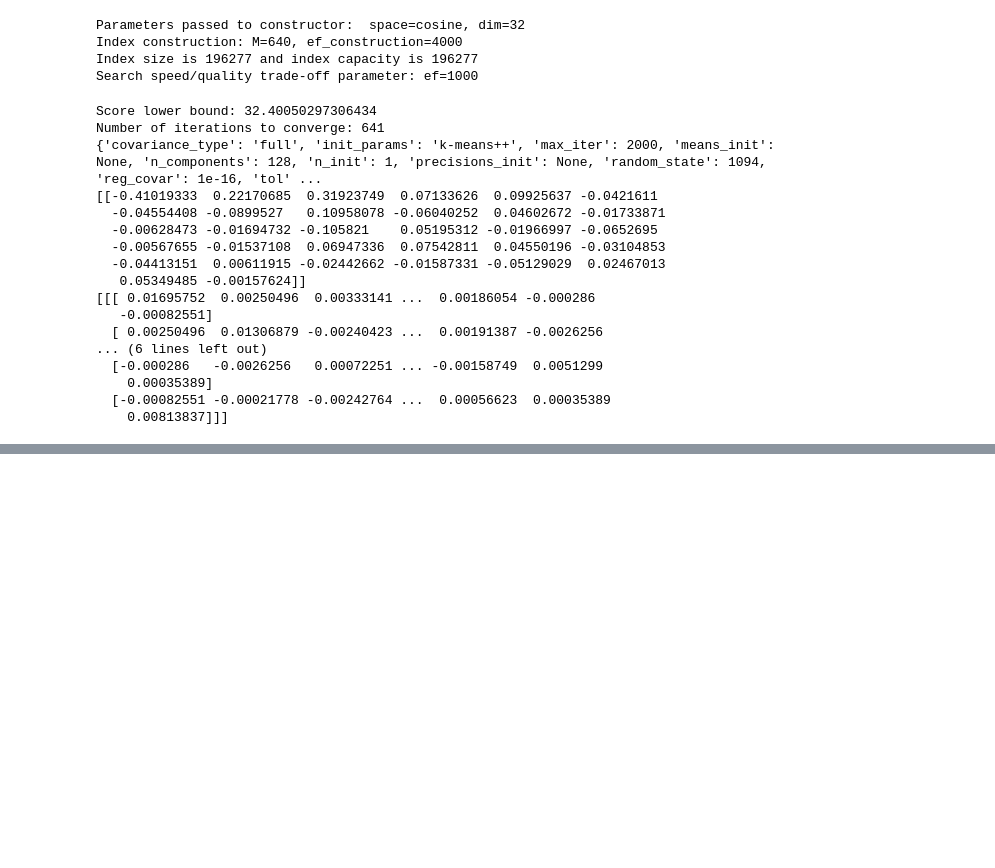
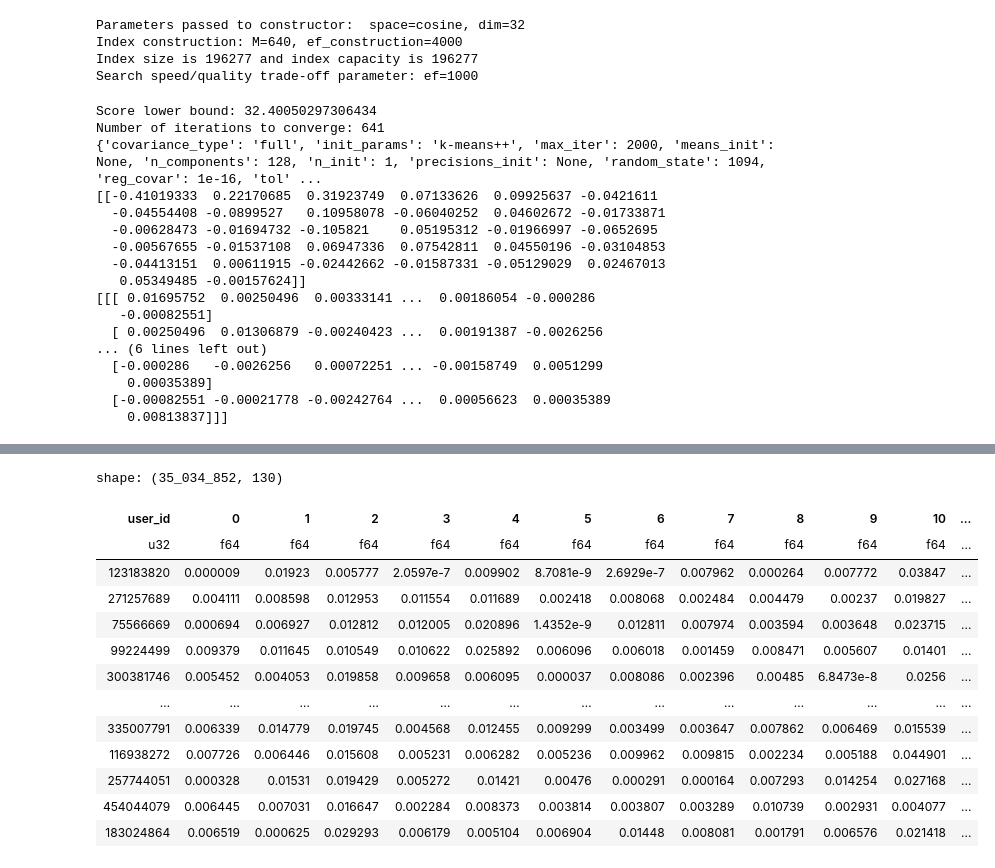
Before and after one commit to d-desiatkin/VK-LSVD-competition, a Jupyter notebook: data_processing.ipynb, the cells around one changed output, grey strips where cells are left out. Cells and saved outputs as stored; diff of their text form; code cells hidden in the pictures; blank space fills up the shorter version.

```diff
--- a/data_processing.ipynb
+++ b/data_processing.ipynb
@@ -482,0 +547,16 @@ result.write_parquet("calculated_user_classes.parquet")
+# %%
+import polars as pl
+import numpy as np
+import pickle
+import xgboost as xgb
+
+my_training_data = pl.read_parquet("my_training_data.parquet")
+with open('gaussian_mixture_128_full.pickle', 'rb') as f:
+    gm = pickle.load(f)
+
+selection_list = [f"{i}" for i in range(128)]
+selection_list = ["user_id"] + selection_list
+X = my_training_data.select(selection_list).to_numpy()
+del selection_list
+y = my_training_data.select(["item_id"]).to_numpy()
+del my_training_data
@@ -482,0 +762,31 @@ result.write_parquet("calculated_user_classes.parquet")
+# %%
+from huggingface_hub import hf_hub_download
+import polars as pl
+import numpy as np
+
+result = pl.read_parquet("calculated_user_val_classes.parquet")
+# %%
+uid_iid_pairs = val_interactions.select(["user_id", "item_id"])
+result = (
+    result.join(
+        uid_iid_pairs, on="user_id", how="inner"
+    )
+)
+result.write_parquet("my_validation_data.parquet")
+# %%
+result
+# %% [output]
+shape: (35_034_852, 130)
+| user_id | 0 | 1 | 2 | 3 | 4 | 5 | 6 | 7 | 8 | 9 | 10 | ... |
+| u32 | f64 | f64 | f64 | f64 | f64 | f64 | f64 | f64 | f64 | f64 | f64 | ... |
+| 123183820 | 0.000009 | 0.01923 | 0.005777 | 2.0597e-7 | 0.009902 | 8.7081e-9 | 2.6929e-7 | 0.007962 | 0.000264 | 0.007772 | 0.03847 | ... |
+| 271257689 | 0.004111 | 0.008598 | 0.012953 | 0.011554 | 0.011689 | 0.002418 | 0.008068 | 0.002484 | 0.004479 | 0.00237 | 0.019827 | ... |
+| 75566669 | 0.000694 | 0.006927 | 0.012812 | 0.012005 | 0.020896 | 1.4352e-9 | 0.012811 | 0.007974 | 0.003594 | 0.003648 | 0.023715 | ... |
+| 99224499 | 0.009379 | 0.011645 | 0.010549 | 0.010622 | 0.025892 | 0.006096 | 0.006018 | 0.001459 | 0.008471 | 0.005607 | 0.01401 | ... |
+| 300381746 | 0.005452 | 0.004053 | 0.019858 | 0.009658 | 0.006095 | 0.000037 | 0.008086 | 0.002396 | 0.00485 | 6.8473e-8 | 0.0256 | ... |
+| … | … | … | … | … | … | … | … | … | … | … | … | ... |
+| 335007791 | 0.006339 | 0.014779 | 0.019745 | 0.004568 | 0.012455 | 0.009299 | 0.003499 | 0.003647 | 0.007862 | 0.006469 | 0.015539 | ... |
+| 116938272 | 0.007726 | 0.006446 | 0.015608 | 0.005231 | 0.006282 | 0.005236 | 0.009962 | 0.009815 | 0.002234 | 0.005188 | 0.044901 | ... |
+| 257744051 | 0.000328 | 0.01531 | 0.019429 | 0.005272 | 0.01421 | 0.00476 | 0.000291 | 0.000164 | 0.007293 | 0.014254 | 0.027168 | ... |
+| 454044079 | 0.006445 | 0.007031 | 0.016647 | 0.002284 | 0.008373 | 0.003814 | 0.003807 | 0.003289 | 0.010739 | 0.002931 | 0.004077 | ... |
+| 183024864 | 0.006519 | 0.000625 | 0.029293 | 0.006179 | 0.005104 | 0.006904 | 0.01448 | 0.008081 | 0.001791 | 0.006576 | 0.021418 | ... |
```
Also changed, not shown: parts of 35 cells of this notebook, 2 other files.
